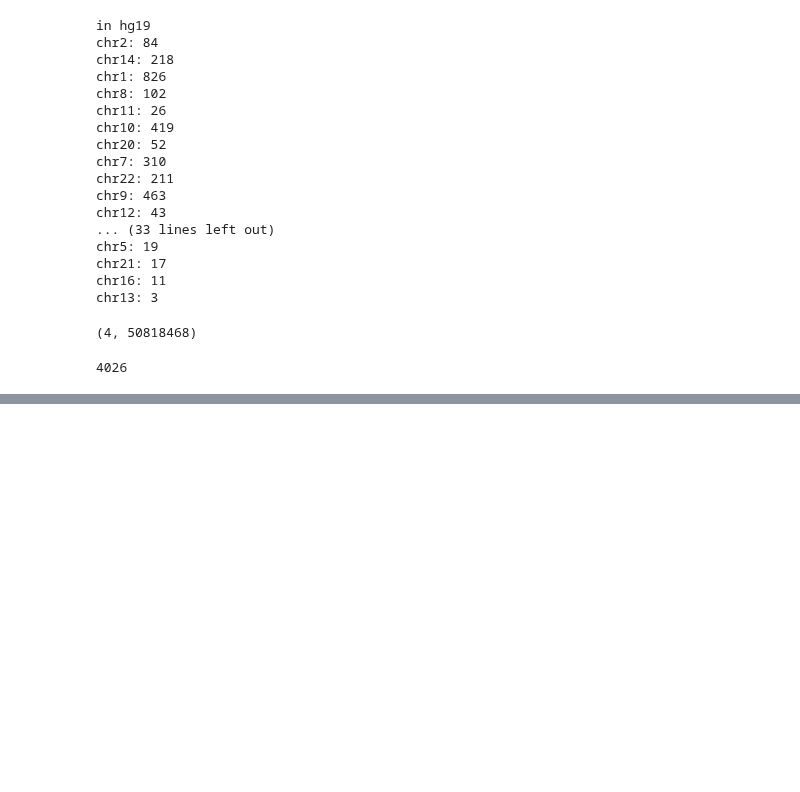
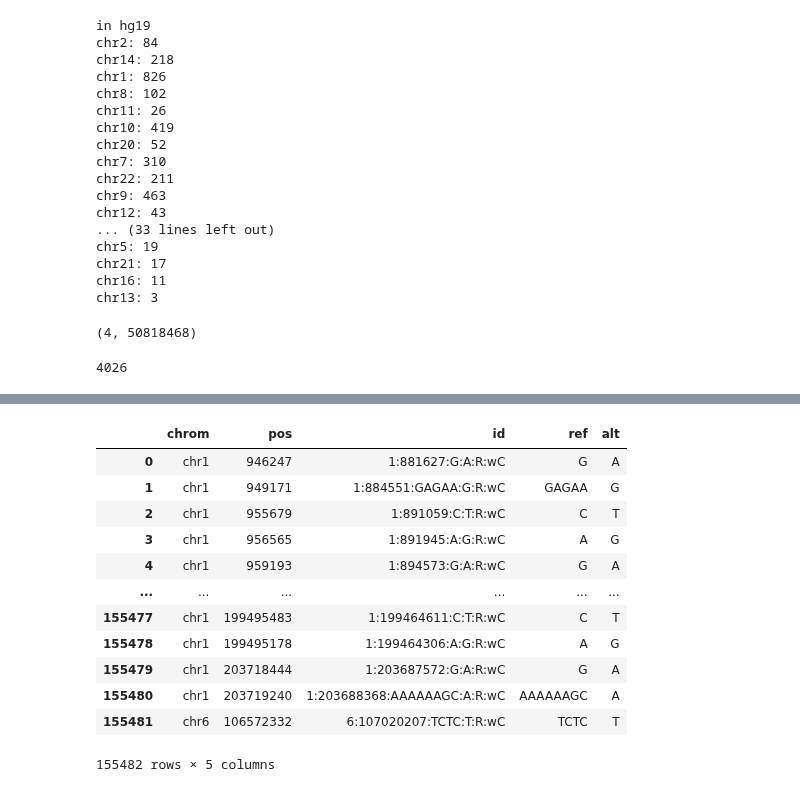
Before and after one commit to sjgosai/boda2, a Jupyter notebook: analysis/SG016__inference_package_dev/validate_vcf.ipynb, the cells around one changed output, grey strips where cells are left out. Drawn from its saved outputs; the diff is of its cells as text; code cells hidden in the pictures; blank space fills up the shorter version.

```diff
--- a/analysis/SG016__inference_package_dev/validate_vcf.ipynb
+++ b/analysis/SG016__inference_package_dev/validate_vcf.ipynb
@@ -443,0 +459,28 @@ print(len(mismatch_contig_source_19))
+# %%
+print(f'initial file contains {sum(1 for _ in open("hg38_traits_for_seq_check.vcf"))} lines')
+
+new_vcf_38 = boda.data.VCF(
+    'hg38_traits_for_seq_check.vcf', chr_prefix='',
+    max_allele_size=50, max_indel_size=50,
+)
+
+with tempfile.TemporaryDirectory() as tmp:
+    with open(f'{tmp}/tmp.vcf','w') as f:
+        k_lines = 0
+        print('#CHROM\tPOS\tID\tREF\tALT', file=f)
+        for i, row in new_vcf_38.vcf.iterrows():
+            chrom, pos, ref, alt, _, _ = row['id'].split(':')
+            chrom = f'chr{chrom}'
+            print(
+                '\t'.join([ chrom, pos, row['id'], ref, alt ]),
+                file = f
+            )
+            k_lines += 1
+
+    print(f'printed {k_lines} lines')
+    print(f'temp file contains {sum(1 for _ in open("{}/tmp.vcf".format(tmp)))} lines')
+
+    new_vcf_19 = boda.data.VCF(
+        f'{tmp}/tmp.vcf', chr_prefix='',
+        max_allele_size=50, max_indel_size=50
+    )
@@ -443,0 +505,16 @@ print(len(mismatch_contig_source_19))
+# %%
+new_vcf_38.vcf
+# %% [output]
+|  | chrom | pos | id | ref | alt |
+| 0 | chr1 | 946247 | 1:881627:G:A:R:wC | G | A |
+| 1 | chr1 | 949171 | 1:884551:GAGAA:G:R:wC | GAGAA | G |
+| 2 | chr1 | 955679 | 1:891059:C:T:R:wC | C | T |
+| 3 | chr1 | 956565 | 1:891945:A:G:R:wC | A | G |
+| 4 | chr1 | 959193 | 1:894573:G:A:R:wC | G | A |
+| ... | ... | ... | ... | ... | ... |
+| 155477 | chr1 | 199495483 | 1:199464611:C:T:R:wC | C | T |
+| 155478 | chr1 | 199495178 | 1:199464306:A:G:R:wC | A | G |
+| 155479 | chr1 | 203718444 | 1:203687572:G:A:R:wC | G | A |
+| 155480 | chr1 | 203719240 | 1:203688368:AAAAAAGC:A:R:wC | AAAAAAGC | A |
+| 155481 | chr6 | 106572332 | 6:107020207:TCTC:T:R:wC | TCTC | T |
+155482 rows × 5 columns
```
Also changed, not shown: parts of 14 cells of this notebook, 1 other file.
